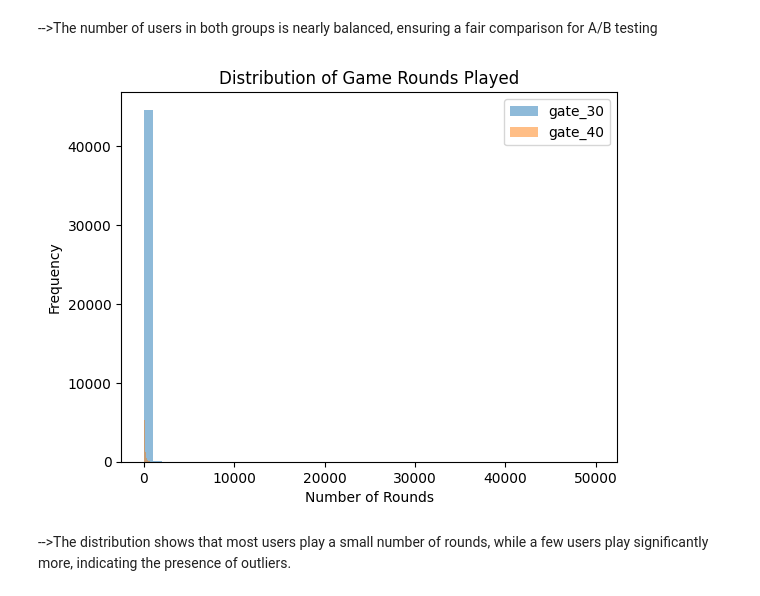
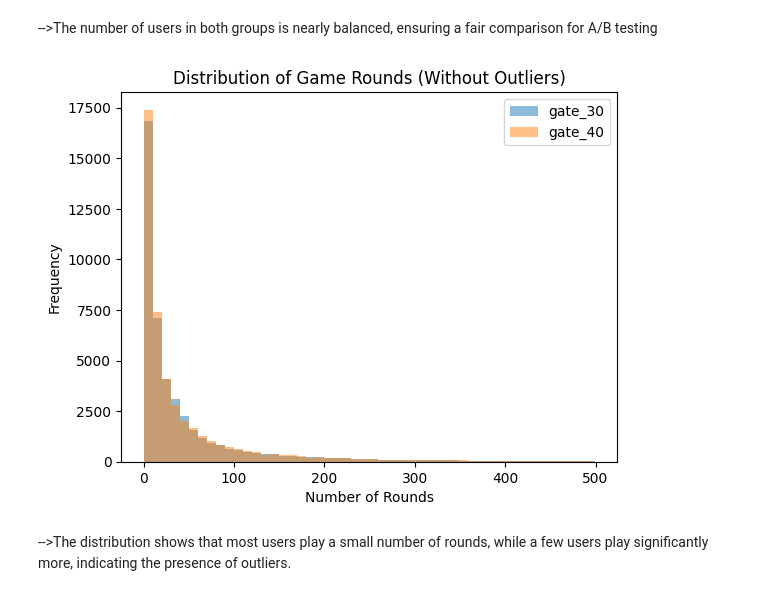
Before and after one commit to vinayak-vinks10/statistical-analysis-with-python, a Jupyter notebook: ab_testing_cookie_cats/ab_testing_cookie_cats.ipynb, the cells around one changed output. Drawn from its saved outputs; the diff is of its cells as text; code cells hidden in the pictures.

```diff
--- a/ab_testing_cookie_cats/ab_testing_cookie_cats.ipynb
+++ b/ab_testing_cookie_cats/ab_testing_cookie_cats.ipynb
@@ -218,18 +218,19 @@ plt.show()
 # %%
 #3. Distribution of Game Rounds
 
+filtered_df = df[df["sum_gamerounds"] < 500]
+
 plt.figure()
+plt.hist(filtered_df[filtered_df["version"] == "gate_30"]["sum_gamerounds"], bins=50, alpha=0.5, label='gate_30')
+plt.hist(filtered_df[filtered_df["version"] == "gate_40"]["sum_gamerounds"], bins=50, alpha=0.5, label='gate_40')
 
-plt.hist(df[df["version"] == "gate_30"]["sum_gamerounds"], bins=50, alpha=0.5, label='gate_30')
-plt.hist(df[df["version"] == "gate_40"]["sum_gamerounds"], bins=50, alpha=0.5, label='gate_40')
-
-plt.title("Distribution of Game Rounds Played")
+plt.title("Distribution of Game Rounds (Without Outliers)")
 plt.xlabel("Number of Rounds")
 plt.ylabel("Frequency")
 plt.legend()
 plt.show()
 # %% [output]
-[figure, old version]
+[figure, new version]
 # %% [markdown]
 -->The distribution shows that most users play a small number of rounds, while a few users play significantly more, indicating the presence of outliers.
 # %%
```
Also changed, not shown: parts of 2 cells of this notebook.
